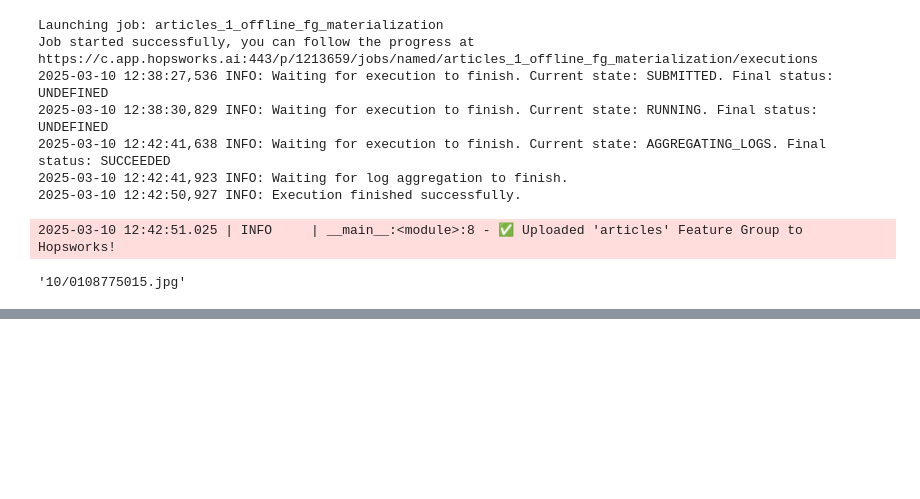
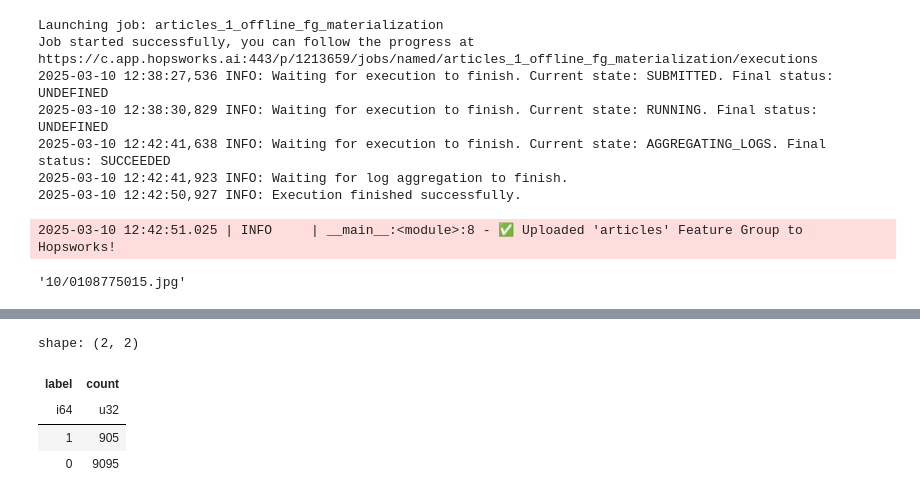
Before and after one commit to TharangaSG/personalized-recommendation-system, a Jupyter notebook: notebooks/01_make_resouce_group.ipynb, the cells around one changed output, grey strips where cells are left out. Saved outputs shown, nothing was run; the diff lists cells and outputs as text; code cells hidden in the pictures; blank space fills up the shorter version.

```diff
--- a/notebooks/01_make_resouce_group.ipynb
+++ b/notebooks/01_make_resouce_group.ipynb
@@ -336,0 +385,8 @@ display(HTML(grid_html))
+# %%
+ranking_sample_df.get_column("label").value_counts()
+# %% [output]
+shape: (2, 2)
+| label | count |
+| i64 | u32 |
+| 1 | 905 |
+| 0 | 9095 |
```
Also changed, not shown: parts of 14 cells of this notebook, 4 other files.
